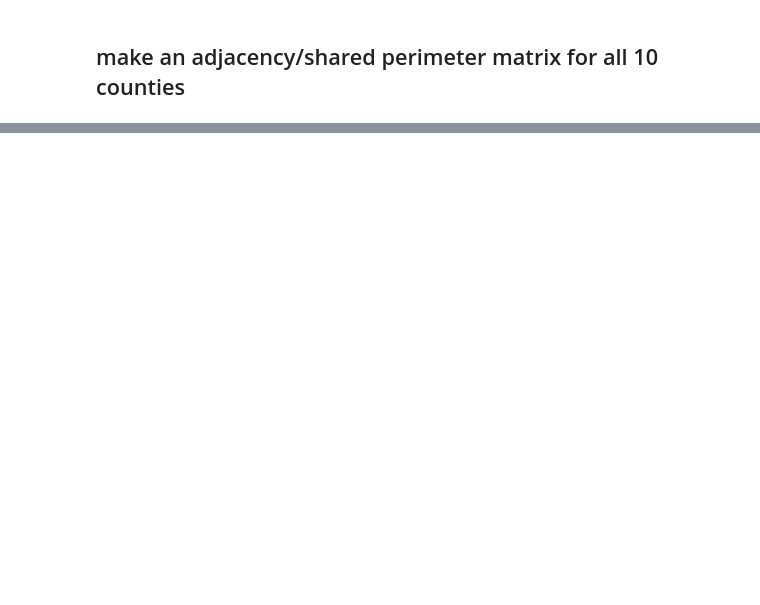
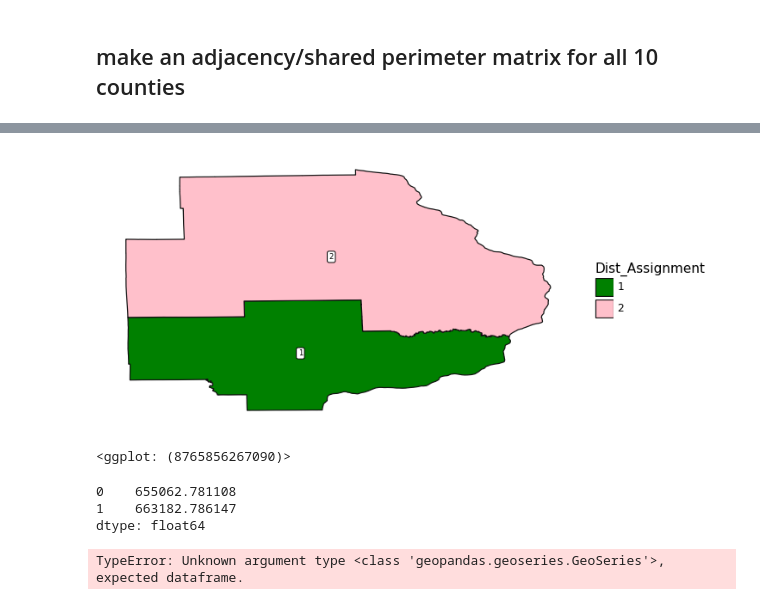
Before and after one commit to stefaniegwangphd/ia-redistricting, a Jupyter notebook: Iowa_redistricting_miniset_for_perim.ipynb, the cells around one changed output, grey strips where cells are left out. Saved outputs shown, nothing was run; the diff lists cells and outputs as text; code cells hidden in the pictures; blank space fills up the shorter version.

Commit message:
Cleaning up work, finishing perimeter and compactness calculations

```diff
--- a/Iowa_redistricting_miniset_for_perim.ipynb
+++ b/Iowa_redistricting_miniset_for_perim.ipynb
@@ -769,0 +996,3 @@ Name: perimeter, dtype: float64
+# %%
+District_Shapefile['latitude_cent'] = District_Shapefile.centroid.y
+District_Shapefile['longitude_cent'] = District_Shapefile.centroid.x
@@ -769,0 +1006,3 @@ Name: perimeter, dtype: float64
+# %%
+District_Shapefile=District_Shapefile.reset_index().copy()
+District_Shapefile
@@ -769,0 +1013,6 @@ Name: perimeter, dtype: float64
+# %%
+District_Shapefile["area_calculated"] = District_Shapefile["geometry"].area
+District_Shapefile["perimeter"] = District_Shapefile["geometry"].length
+District_Shapefile
+
+#perimeters here match the values from doing manually, yay!
@@ -769,0 +1023,31 @@ Name: perimeter, dtype: float64
+# %%
+color_dict2 = { 1 : 'green',
+               2 : 'pink',
+               }
+
+def district_map(map_data,lat_col,lon_col):
+    """
+    Create a map
+    """
+    plot_map = (
+        ggplot(map_data)
+    + geom_map(aes(fill=str('Dist_Assignment')))
+    + geom_label(aes(x=lon_col, y=lat_col, label='Dist_Assignment',size=2), show_legend=False)
+    + theme_minimal()
+    + theme(axis_text_x=element_blank(),
+            axis_text_y=element_blank(),
+            axis_title_x=element_blank(),
+            axis_title_y=element_blank(),
+            axis_ticks=element_blank(),
+            panel_grid_major=element_blank(),
+            panel_grid_minor=element_blank(),
+            figure_size=(7, 4))
+    + scale_fill_manual(values=color_dict2))
+
+
+    return plot_map
+# %%
+district_map(District_Shapefile,'latitude_cent','longitude_cent')
+# %% [output]
+[figure, added]
+<ggplot: (8765856267090)>
@@ -769,0 +1060,24 @@ Name: perimeter, dtype: float64
+# %%
+Dist_hulls.centroid.x
+# %% [output]
+0    655062.781108
+1    663182.786147
+dtype: float64
+# %%
+hull_map = (
+    ggplot(Dist_hulls)
++ geom_map()
+# + geom_label(aes(x=lon_col, y=lat_col, label='Dist_Assignment',size=2), show_legend=False)
+# + theme_minimal()
+# + theme(axis_text_x=element_blank(),
+        # axis_text_y=element_blank(),
+        # axis_title_x=element_blank(),
+        # axis_title_y=element_blank(),
+        # axis_ticks=element_blank(),
+        # panel_grid_major=element_blank(),
+        # panel_grid_minor=element_blank(),
+        # figure_size=(7, 4))
+# + scale_fill_manual(values=color_dict2)
+)
+# %% [output]
+TypeError: Unknown argument type <class 'geopandas.geoseries.GeoSeries'>, expected dataframe.
```
Also changed, not shown: parts of 103 cells of this notebook.
